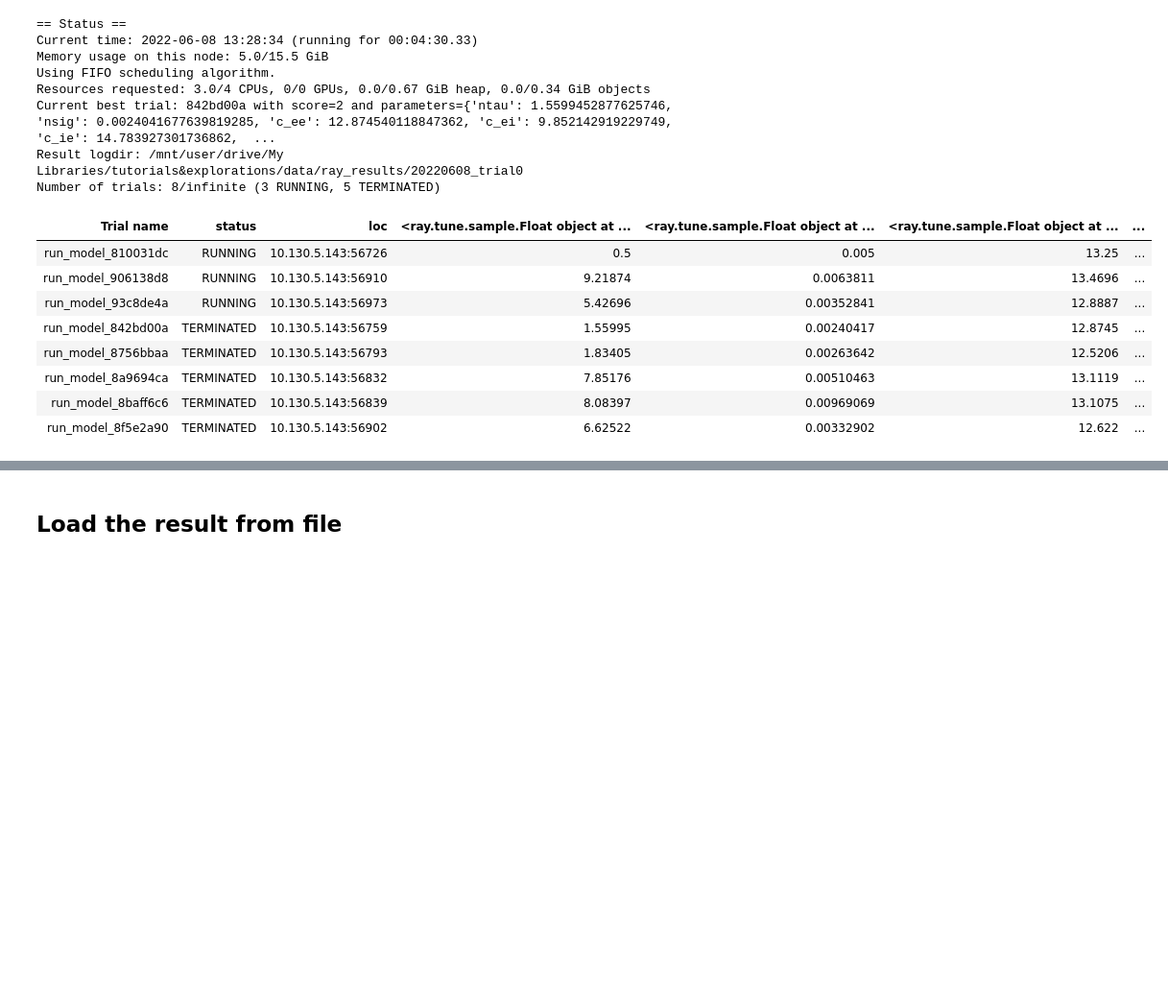
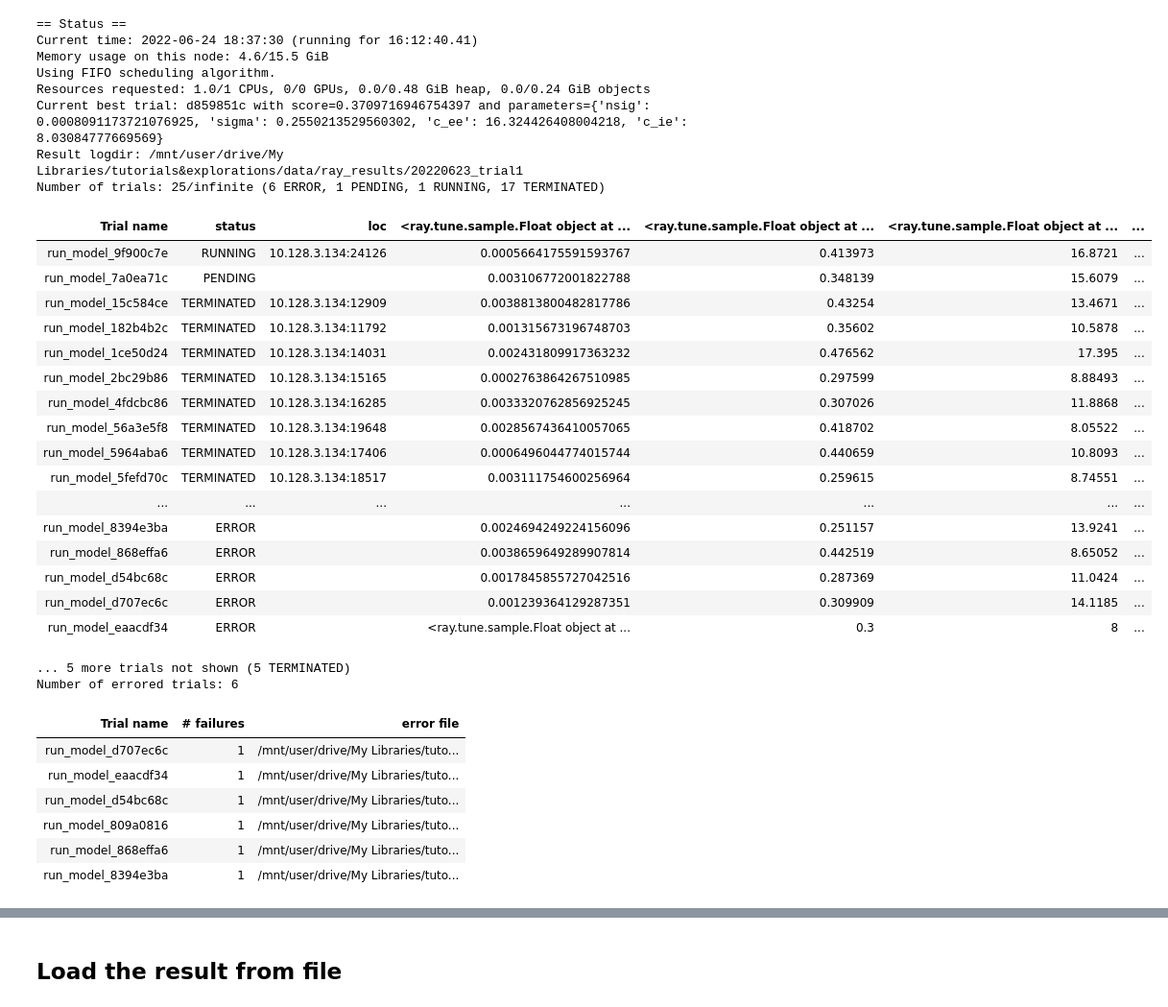
Before and after one commit to Nephiloso/tvb_model_analysis, a Jupyter notebook: model/tune_params.ipynb, the cells around one changed output, grey strips where cells are left out. Shown at 96% size. Saved outputs shown, nothing was run; the diff lists cells and outputs as text; code cells hidden in the pictures; blank space fills up the shorter version.

```diff
--- a/model/tune_params.ipynb
+++ b/model/tune_params.ipynb
@@ -15,7 +17,7 @@ import pdb
 import sys
 # %%
 data_folder = os.path.join(os.getcwd(), 'data')
-exp_name = '20220608_trial0'
+exp_name = '20220623_trial1'
 ray_folder = os.path.join(data_folder,'ray_results')
 exp_folder = os.path.join(ray_folder, exp_name)
 restore_folder = exp_folder
@@ -66,7 +61,6 @@ class CustomLoggerCallback(LoggerCallback):
 
     def log_trial_start(self, trial: "Trial"):
         self._file = open(self._filepath, "at")
-        self._file.write(json.dumps(trial.evaluated_params))
         self.summarywriter = SummaryWriter(os.path.join(self._filefolder,'tensor_events'))
 
     def log_trial_result(self, iteration: int, trial: "Trial", result: Dict):
@@ -79,6 +73,14 @@ class CustomLoggerCallback(LoggerCallback):
                 result[k] = v.tolist()
         self._file.write(json.dumps(result))
         self.summarywriter.add_scalar('score', result['score'], len(self.bayesopt._buffered_trial_results)+1)
+        self.summarywriter.add_scalar('dfa_delta', result['dfa_all']['delta'], len(self.bayesopt._buffered_trial_results)+1)
+        self.summarywriter.add_scalar('dfa_theta', result['dfa_all']['theta'], len(self.bayesopt._buffered_trial_results)+1)
+        self.summarywriter.add_scalar('dfa_alpha', result['dfa_all']['alpha'], len(self.bayesopt._buffered_trial_results)+1)
+        self.summarywriter.add_scalar('dfa_beta', result['dfa_all']['beta'], len(self.bayesopt._buffered_trial_results)+1)
+        self.summarywriter.add_scalar('dfa_gamma', result['dfa_all']['gamma'], len(self.bayesopt._buffered_trial_results)+1)
+        self.summarywriter.add_scalar('dfa_raw', result['dfa_all']['raw'], len(self.bayesopt._buffered_trial_results)+1)
+        self.summarywriter.add_scalar('dfa_raw', result['dfa_all']['dfa_this_trial'], len(self.bayesopt._buffered_trial_results)+1)
+        self.summarywriter.add_scalar('f_peak', result['f_peak'], len(self.bayesopt._buffered_trial_results)+1)
 
     def on_trial_complete(self, iteration: int, trials: List["Trial"],
                           trial: "Trial", **info):
@@ -89,77 +91,92 @@ class CustomLoggerCallback(LoggerCallback):
         self.summarywriter.close()
 # %%
 smoke_test = False
-restore = False
+restore = True
 nsample = -1
-debug = True
+debug = False
 bayesopt = BayesOptSearch(metric="score",
                           mode="min",
-                          points_to_evaluate=[{'ntau':0.5, 'nsig': 0.005, "c_ee": 13.25, "c_ei": 12.0,
-                                               'c_ie': 9.23, 'c_ii': 2.0, 'tau_e': 10,
-                                               'tau_i': 10,'r_e': 1.0,'r_i': 1.0}],
-                          random_search_steps=800)
+                          points_to_evaluate=[{"nsig":0.0001,"sigma": 0.3,"c_ee": 8, 'c_ie':8.5}],
+                          random_search_steps=150)
 # pdb.set_trace()
-if restore:
-    bayesopt.restore(os.path.join(restore_folder, 'baye_checkpoint.pkl'))
-    # bayesopt._total_random_search_trials=99
+# if restore:
+#     bayesopt.restore(os.path.join(restore_folder, 'baye_checkpoint.pkl'))
 if debug:
     sys.path.append('/opt/app-root/src/.local/lib/python3.8/site-packages/ray/tune')
-    # pdb.set_trace()
+    pdb.set_trace()
 try:
     analysis = tune.run(run_model,
                         verbose=3,
                         name = exp_name,
                         local_dir=ray_folder,
                         search_alg=bayesopt,
-                        config=config,
+                        # config=config,
                         metric="score",
                         mode="min",
                         progress_reporter=tune.JupyterNotebookReporter(overwrite=True,metric_columns='score',
                                                                       parameter_columns=config),
                         callbacks=[CustomLoggerCallback(bayesopt=bayesopt, filefolder=exp_folder, filename= "log_test.txt")],
-                        stop={'score':0.08},
+                        stop={'score':0.06},
                         # resume= 'ERRORED_ONLY', # do this when you whant to resume a stopped experiment option:'ERRORED_ONLY'
-                        max_concurrent_trials = 3,
+                        resume= True,
+                        # max_concurrent_trials = 3,
                         num_samples=2 if smoke_test else nsample)
 except ValueError as e:
     # TODO: Add the error!
     if str(e) == "blablabla":
         analysis = tune.run(run_model,
                             verbose=3,
                             name = exp_name,
                             local_dir=ray_folder,
                             search_alg=bayesopt,
                             # config=config,
                             metric="score",
                             mode="min",
                             progress_reporter=tune.JupyterNotebookReporter(overwrite=True,metric_columns='score',
                                                                       parameter_columns=config),
                             callbacks=[CustomLoggerCallback(filefolder=exp_folder, filename= "log_test.txt",bayesopt=bayesopt)],
                             stop={'score':0.08},
                             # resume=True, # do this when you whant to resume a stopped experiment
                             max_concurrent_trials = 3,
                             num_samples=2 if smoke_test else nsample)
     elif str(e) ==  "'NoneType' object is not callable":
         pdb.post_mortem()
     else:
         raise
 except:
     pdb.post_mortem(sys.exc_info()[2])
 # %% [output]
 == Status ==
-Current time: 2022-06-08 13:28:34 (running for 00:04:30.33)
-Memory usage on this node: 5.0/15.5 GiB
+Current time: 2022-06-24 18:37:30 (running for 16:12:40.41)
+Memory usage on this node: 4.6/15.5 GiB
 Using FIFO scheduling algorithm.
-Resources requested: 3.0/4 CPUs, 0/0 GPUs, 0.0/0.67 GiB heap, 0.0/0.34 GiB objects
-Current best trial: 842bd00a with score=2 and parameters={'ntau': 1.5599452877625746, 'nsig': 0.0024041677639819285, 'c_ee': 12.874540118847362, 'c_ei': 9.852142919229749, 'c_ie': 14.783927301736862,  ...
-Result logdir: /mnt/user/drive/My Libraries/tutorials&explorations/data/ray_results/20220608_trial0
-Number of trials: 8/infinite (3 RUNNING, 5 TERMINATED)
+Resources requested: 1.0/1 CPUs, 0/0 GPUs, 0.0/0.48 GiB heap, 0.0/0.24 GiB objects
+Current best trial: d859851c with score=0.3709716946754397 and parameters={'nsig': 0.0008091173721076925, 'sigma': 0.2550213529560302, 'c_ee': 16.324426408004218, 'c_ie': 8.03084777669569}
+Result logdir: /mnt/user/drive/My Libraries/tutorials&explorations/data/ray_results/20220623_trial1
+Number of trials: 25/infinite (6 ERROR, 1 PENDING, 1 RUNNING, 17 TERMINATED)
 | Trial name | status | loc | <ray.tune.sample.Float object at ... | <ray.tune.sample.Float object at ... | <ray.tune.sample.Float object at ... | ... |
-| run_model_810031dc | RUNNING | 10.130.5.143:56726 | 0.5 | 0.005 | 13.25 | ... |
-| run_model_906138d8 | RUNNING | 10.130.5.143:56910 | 9.21874 | 0.0063811 | 13.4696 | ... |
-| run_model_93c8de4a | RUNNING | 10.130.5.143:56973 | 5.42696 | 0.00352841 | 12.8887 | ... |
-| run_model_842bd00a | TERMINATED | 10.130.5.143:56759 | 1.55995 | 0.00240417 | 12.8745 | ... |
-| run_model_8756bbaa | TERMINATED | 10.130.5.143:56793 | 1.83405 | 0.00263642 | 12.5206 | ... |
-| run_model_8a9694ca | TERMINATED | 10.130.5.143:56832 | 7.85176 | 0.00510463 | 13.1119 | ... |
-| run_model_8baff6c6 | TERMINATED | 10.130.5.143:56839 | 8.08397 | 0.00969069 | 13.1075 | ... |
-| run_model_8f5e2a90 | TERMINATED | 10.130.5.143:56902 | 6.62522 | 0.00332902 | 12.622 | ... |
+| run_model_9f900c7e | RUNNING | 10.128.3.134:24126 | 0.0005664175591593767 | 0.413973 | 16.8721 | ... |
+| run_model_7a0ea71c | PENDING |  | 0.003106772001822788 | 0.348139 | 15.6079 | ... |
+| run_model_15c584ce | TERMINATED | 10.128.3.134:12909 | 0.0038813800482817786 | 0.43254 | 13.4671 | ... |
+| run_model_182b4b2c | TERMINATED | 10.128.3.134:11792 | 0.001315673196748703 | 0.35602 | 10.5878 | ... |
+| run_model_1ce50d24 | TERMINATED | 10.128.3.134:14031 | 0.002431809917363232 | 0.476562 | 17.395 | ... |
+| run_model_2bc29b86 | TERMINATED | 10.128.3.134:15165 | 0.0002763864267510985 | 0.297599 | 8.88493 | ... |
+| run_model_4fdcbc86 | TERMINATED | 10.128.3.134:16285 | 0.0033320762856925245 | 0.307026 | 11.8868 | ... |
+| run_model_56a3e5f8 | TERMINATED | 10.128.3.134:19648 | 0.0028567436410057065 | 0.418702 | 8.05522 | ... |
+| run_model_5964aba6 | TERMINATED | 10.128.3.134:17406 | 0.0006496044774015744 | 0.440659 | 10.8093 | ... |
+| run_model_5fefd70c | TERMINATED | 10.128.3.134:18517 | 0.003111754600256964 | 0.259615 | 8.74551 | ... |
+| ... | ... | ... | ... | ... | ... | ... |
+| run_model_8394e3ba | ERROR |  | 0.0024694249224156096 | 0.251157 | 13.9241 | ... |
+| run_model_868effa6 | ERROR |  | 0.0038659649289907814 | 0.442519 | 8.65052 | ... |
+| run_model_d54bc68c | ERROR |  | 0.0017845855727042516 | 0.287369 | 11.0424 | ... |
+| run_model_d707ec6c | ERROR |  | 0.001239364129287351 | 0.309909 | 14.1185 | ... |
+| run_model_eaacdf34 | ERROR |  | <ray.tune.sample.Float object at ... | 0.3 | 8 | ... |
+... 5 more trials not shown (5 TERMINATED)
+Number of errored trials: 6
+| Trial name | # failures | error file |
+| run_model_d707ec6c | 1 | /mnt/user/drive/My Libraries/tuto... |
+| run_model_eaacdf34 | 1 | /mnt/user/drive/My Libraries/tuto... |
+| run_model_d54bc68c | 1 | /mnt/user/drive/My Libraries/tuto... |
+| run_model_809a0816 | 1 | /mnt/user/drive/My Libraries/tuto... |
+| run_model_868effa6 | 1 | /mnt/user/drive/My Libraries/tuto... |
+| run_model_8394e3ba | 1 | /mnt/user/drive/My Libraries/tuto... |
```
Also changed, not shown: parts of 5 cells of this notebook, 24 other files.
